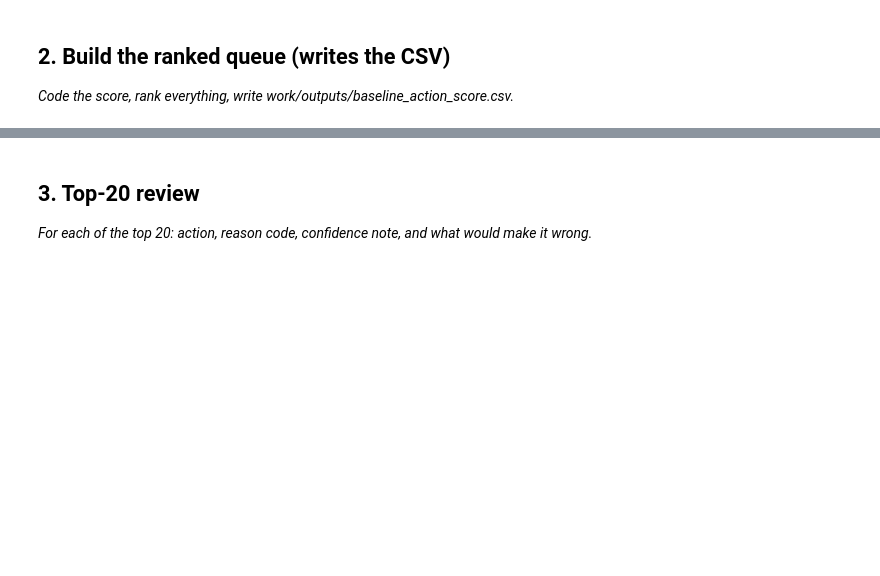
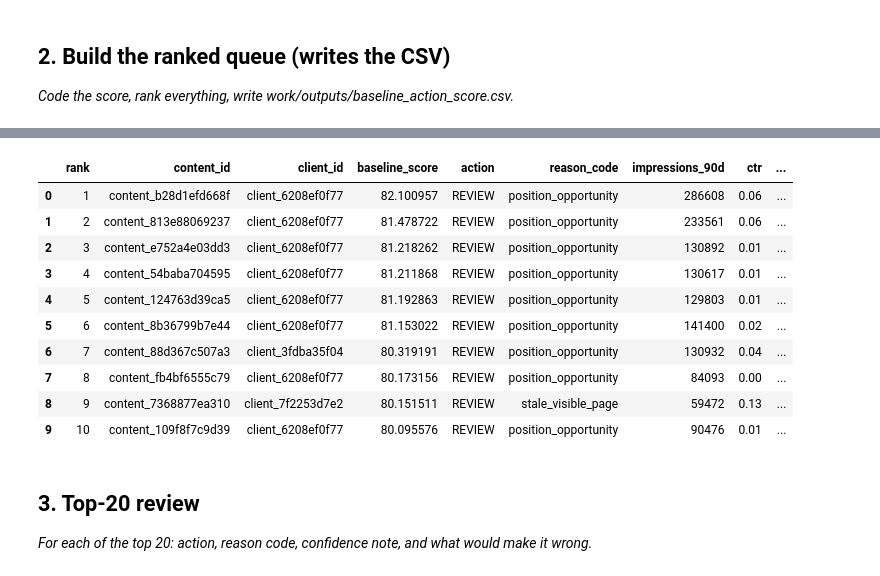
Before and after one commit to bytebymanas/fly-rank-ML, a Jupyter notebook: work/notebooks/w04_baseline_score.ipynb, the cells around one changed output, grey strips where cells are left out. Drawn from its saved outputs; the diff is of its cells as text; code cells hidden in the pictures; blank space fills up the shorter version.

```diff
--- a/work/notebooks/w04_baseline_score.ipynb
+++ b/work/notebooks/w04_baseline_score.ipynb
@@ -22,0 +183,89 @@ This skeleton is yours to fill. Work the sections **in order** — each one has
+# %%
+# CTR opportunity
+# FlyRank's starter baseline treats CTR < 0.5 as the low-CTR threshold.
+queue["ctr_opportunity"] = (
+    (0.5 - queue["ctr"]).clip(lower=0) / 0.5
+)
+
+# Final baseline score
+queue["baseline_score"] = 100 * (
+    0.40 * queue["visibility_score"] +
+    0.20 * queue["staleness_score"] +
+    0.25 * queue["position_opportunity"] +
+    0.15 * queue["ctr_opportunity"]
+)
+
+# Keep pages with meaningful visibility
+queue = queue[queue["impressions_90d"] >= 500].copy()
+
+
+# Exactly ONE reason code per page
+def assign_reason(row):
+    stale = row["days_since_last_update"] >= 180
+
+    low_ctr = (
+        row["impressions_90d"] >= 500
+        and 0 < row["avg_position"] <= 20
+        and row["ctr"] < 0.5
+    )
+
+    position_opportunity = (
+        row["impressions_90d"] >= 500
+        and row["avg_position"] > 20
+    )
+
+    if stale and low_ctr:
+        return "stale_and_low_ctr"
+    elif stale:
+        return "stale_visible_page"
+    elif low_ctr:
+        return "low_ctr_visible_page"
+    elif position_opportunity:
+        return "position_opportunity"
+    else:
+        return "low_ctr_visible_page"
+
+
+queue["reason_code"] = queue.apply(assign_reason, axis=1)
+queue["action"] = "REVIEW"
+
+queue = queue.sort_values(
+    "baseline_score",
+    ascending=False
+).reset_index(drop=True)
+
+queue["rank"] = queue.index + 1
+
+output = queue[
+    [
+        "rank",
+        "content_id",
+        "client_id",
+        "baseline_score",
+        "action",
+        "reason_code",
+        "impressions_90d",
+        "ctr",
+        "avg_position",
+        "days_since_last_update"
+    ]
+].copy()
+
+import os
+
+output_dir = "/content/fly-rank-ML/work/outputs"
+os.makedirs(output_dir, exist_ok=True)
+
+output_path = os.path.join(
+    output_dir,
+    "baseline_action_score.csv"
+)
+
+output.to_csv(output_path, index=False)
+
+print("Queue rows:", len(output))
+print("CSV written to:", output_path)
+
+print("\nTop 10:")
+display(output.head(10))
+# %% [output]
@@ -23,3 +276,14 @@ This skeleton is yours to fill. Work the sections **in order** — each one has
+|  | rank | content_id | client_id | baseline_score | action | reason_code | impressions_90d | ctr | ... |
+| 0 | 1 | content_b28d1efd668f | client_6208ef0f77 | 82.100957 | REVIEW | position_opportunity | 286608 | 0.06 | ... |
+| 1 | 2 | content_813e88069237 | client_6208ef0f77 | 81.478722 | REVIEW | position_opportunity | 233561 | 0.06 | ... |
+| 2 | 3 | content_e752a4e03dd3 | client_6208ef0f77 | 81.218262 | REVIEW | position_opportunity | 130892 | 0.01 | ... |
+| 3 | 4 | content_54baba704595 | client_6208ef0f77 | 81.211868 | REVIEW | position_opportunity | 130617 | 0.01 | ... |
+| 4 | 5 | content_124763d39ca5 | client_6208ef0f77 | 81.192863 | REVIEW | position_opportunity | 129803 | 0.01 | ... |
+| 5 | 6 | content_8b36799b7e44 | client_6208ef0f77 | 81.153022 | REVIEW | position_opportunity | 141400 | 0.02 | ... |
+| 6 | 7 | content_88d367c507a3 | client_3fdba35f04 | 80.319191 | REVIEW | position_opportunity | 130932 | 0.04 | ... |
+| 7 | 8 | content_fb4bf6555c79 | client_6208ef0f77 | 80.173156 | REVIEW | position_opportunity | 84093 | 0.00 | ... |
+| 8 | 9 | content_7368877ea310 | client_7f2253d7e2 | 80.151511 | REVIEW | stale_visible_page | 59472 | 0.13 | ... |
+| 9 | 10 | content_109f8f7c9d39 | client_6208ef0f77 | 80.095576 | REVIEW | position_opportunity | 90476 | 0.01 | ... |
 # %% [markdown]
 ## 3. Top-20 review
 
```
Also changed, not shown: parts of 14 cells of this notebook.
